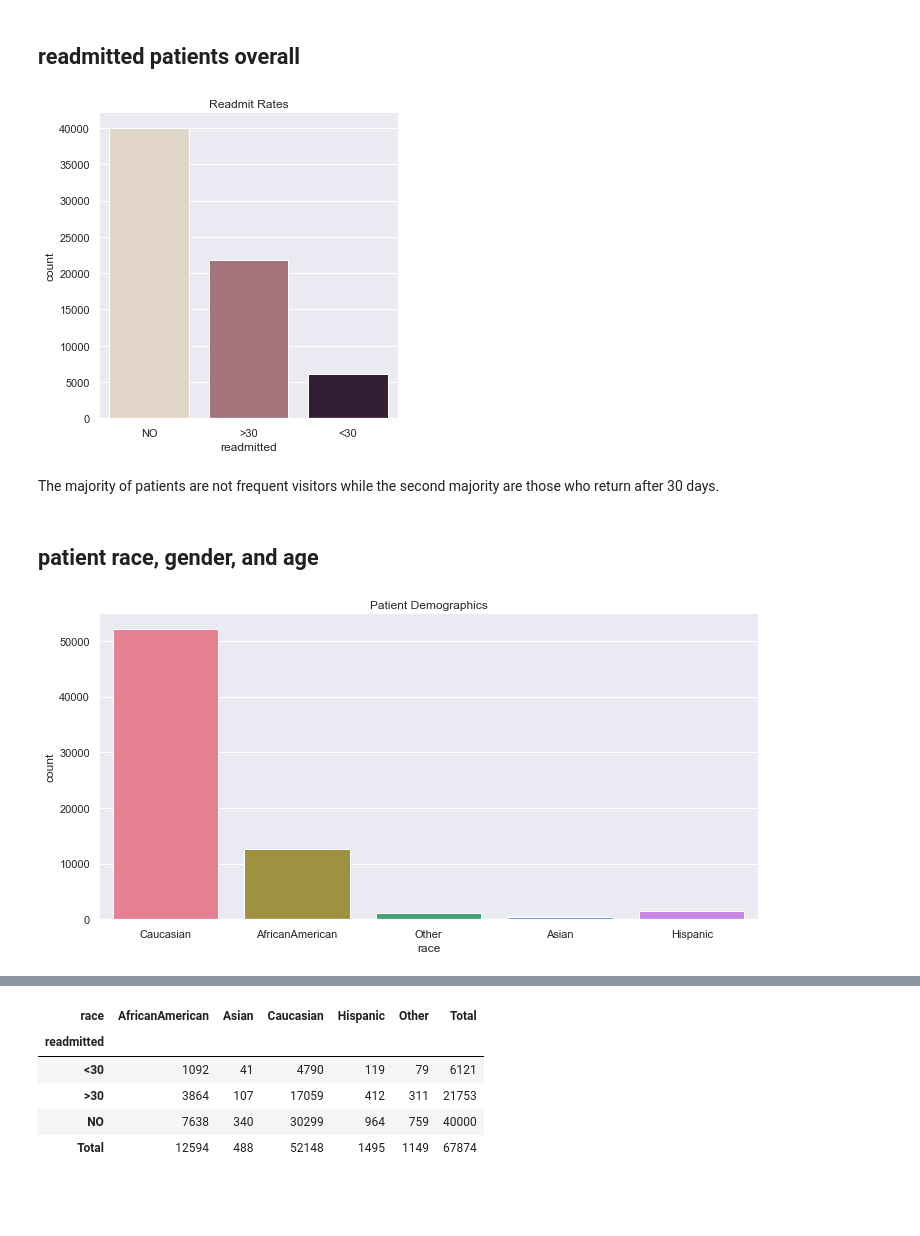
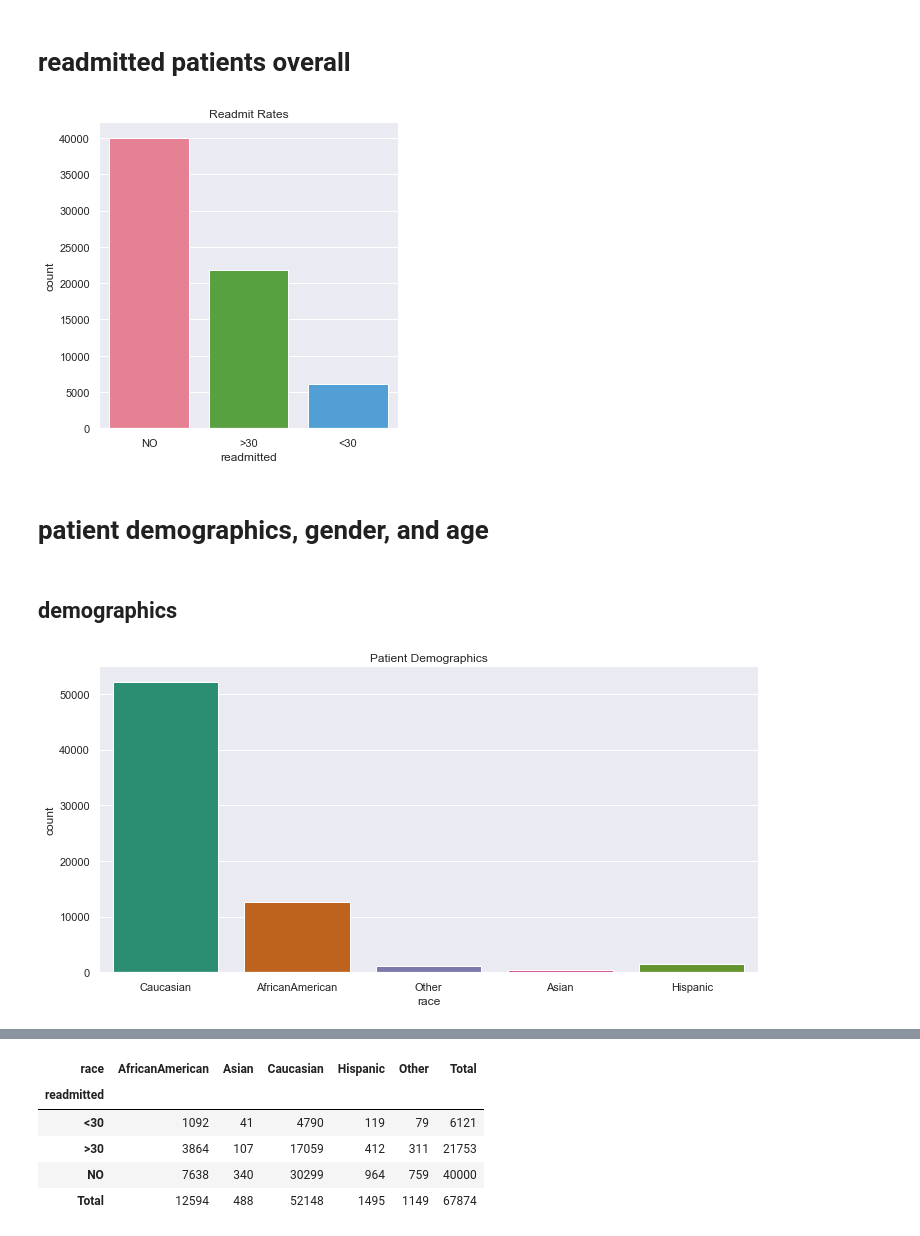
Before and after one commit to annasophiat/diabetic-readmissions, a Jupyter notebook: diabetes_storytelling.ipynb, the cells around one changed output, grey strips where cells are left out. Saved outputs shown, nothing was run; the diff lists cells and outputs as text; code cells hidden in the pictures; blank space fills up the shorter version.

```diff
--- a/diabetes_storytelling.ipynb
+++ b/diabetes_storytelling.ipynb
@@ -53,23 +64,23 @@ The target variable is the likelihood of readmission, or readmitted column.
 # %% [markdown]
-## readmitted patients overall
+# readmitted patients overall
 # %%
-sns.catplot(x='readmitted', kind='count', palette='ch:.25', data=diabetes)
+sns.catplot(x='readmitted', kind='count', palette='husl', data=diabetes)
 plt.title('Readmit Rates')
 plt.show()
 # %% [output]
-[figure, old version]
+[figure, new version]
-# %% [markdown]
-The majority of patients are not frequent visitors while the second majority are those who return after 30 days.
-# %% [markdown]
-## patient race, gender, and age
 # %%
 # crosstab function
 
 def chart_display(x, y):
     return pd.crosstab(x, y, margins=True, margins_name='Total')
+# %% [markdown]
+# patient demographics, gender, and age
+# %% [markdown]
+## demographics
 # %%
-sns.catplot(x='race', kind='count', palette='husl', data=diabetes, aspect=2)
+sns.catplot(x='race', kind='count', palette='Dark2', data=diabetes, aspect=2)
 plt.title('Patient Demographics')
 plt.show()
 # %% [output]
-[figure, old version]
+[figure, new version]
```
Also changed, not shown: parts of 120 cells of this notebook.
